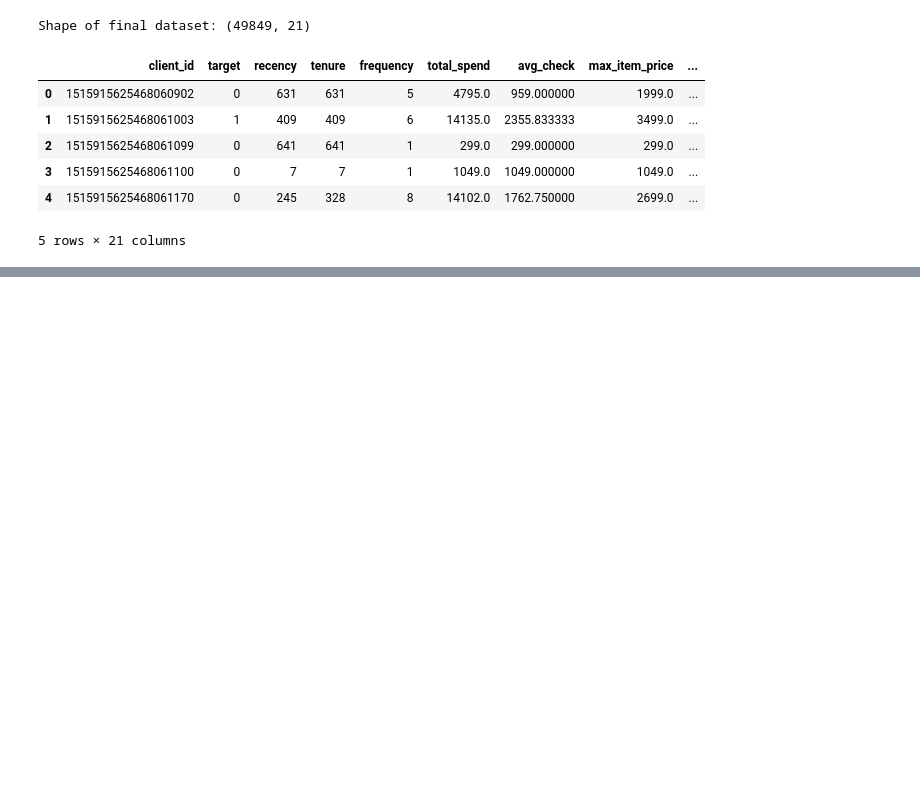
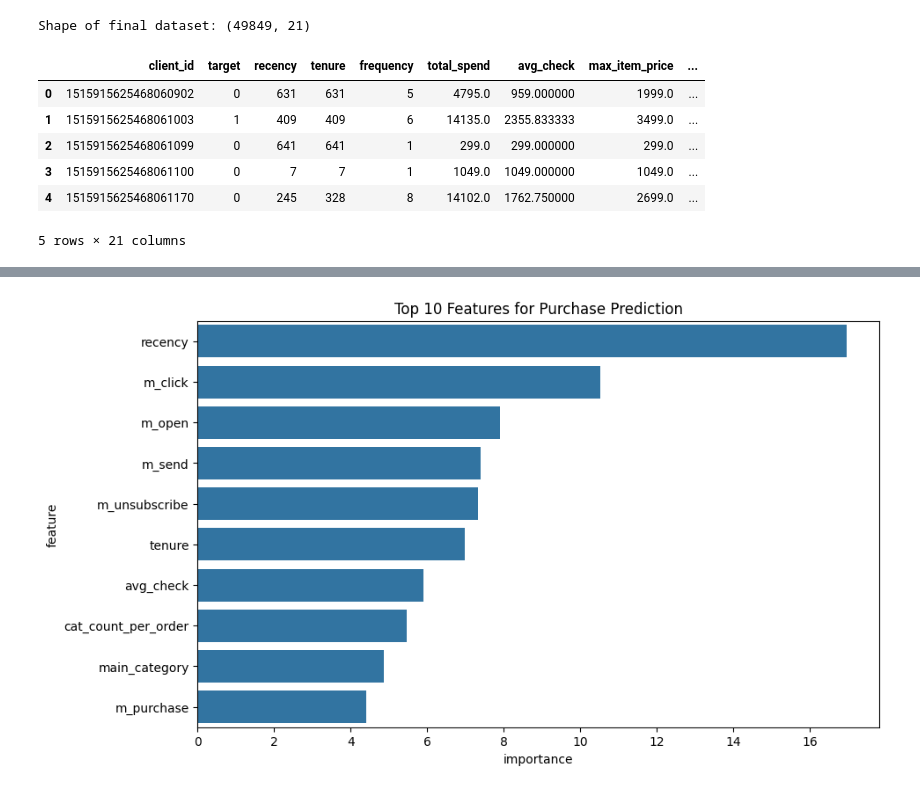
Before and after one commit to DenisDobrov/yandex_prediction2_project, a Jupyter notebook: notebooks/marketing_purchase_prediction.ipynb, the cells around one changed output, grey strips where cells are left out. Drawn from its saved outputs; the diff is of its cells as text; code cells hidden in the pictures; blank space fills up the shorter version.

```diff
--- a/notebooks/marketing_purchase_prediction.ipynb
+++ b/notebooks/marketing_purchase_prediction.ipynb
@@ -115,0 +194,7 @@ Shape of final dataset: (49849, 21)
+# %%
+
+rf_model = RandomForestClassifier(n_estimators=100, class_weight='balanced', random_state=42, n_jobs=-1)
+rf_model.fit(X_train, y_train)
+
+rf_probs = rf_model.predict_proba(X_test)[:, 1]
+print(f"RF ROC-AUC: {roc_auc_score(y_test, rf_probs):.4f}")
@@ -115,0 +241,25 @@ Shape of final dataset: (49849, 21)
+# %%
+# Укажем CatBoost, что main_category — это категориальная переменная
+cat_features = ['main_category']
+
+X = df_full.drop(['client_id', 'target'], axis=1)
+y = df_full['target']
+
+X_train, X_test, y_train, y_test = train_test_split(X, y, test_size=0.2, random_state=42, stratify=y)
+
+final_model = CatBoostClassifier(
+    iterations=1000,
+    learning_rate=0.03, # Уменьшим шаг, чтобы не переобучаться так быстро
+    depth=6,
+    scale_pos_weight=ratio,
+    cat_features=cat_features,
+    early_stopping_rounds=50,
+    verbose=100
+)
+
+final_model.fit(X_train, y_train, eval_set=(X_test, y_test))
+
+# Тестирование
+probs = final_model.predict_proba(X_test)[:, 1]
+final_auc = roc_auc_score(y_test, probs)
+print(f"Final ROC-AUC: {final_auc:.4f}")
@@ -115,0 +278,12 @@ Shape of final dataset: (49849, 21)
+# %%
+
+feat_importance = final_model.get_feature_importance(type='FeatureImportance')
+feat_names = X_train.columns
+fi_df = pd.DataFrame({'feature': feat_names, 'importance': feat_importance}).sort_values(by='importance', ascending=False)
+
+plt.figure(figsize=(10, 6))
+sns.barplot(x='importance', y='feature', data=fi_df.head(10))
+plt.title('Top 10 Features for Purchase Prediction')
+plt.show()
+# %% [output]
+[figure, added]
```
Also changed, not shown: parts of 14 cells of this notebook, 7 other files.
